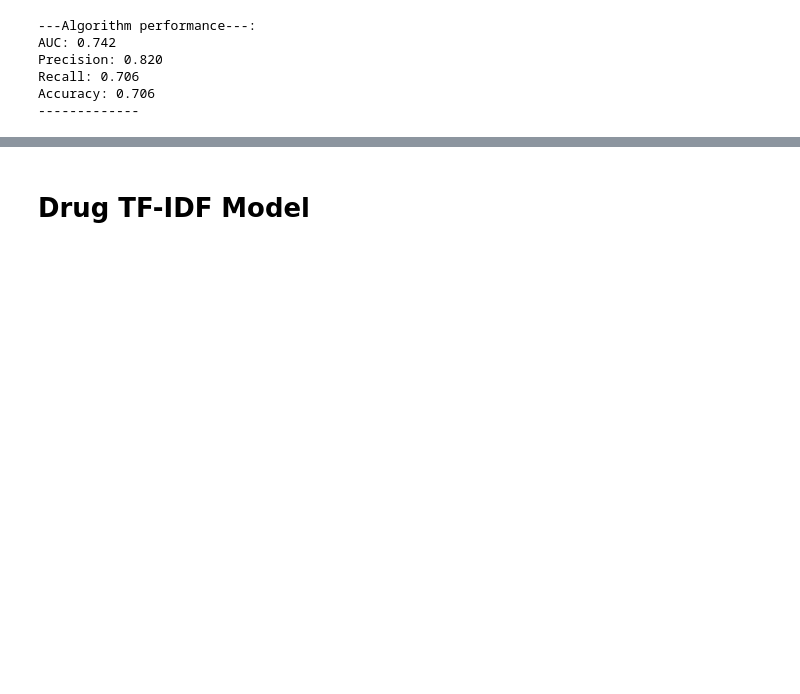
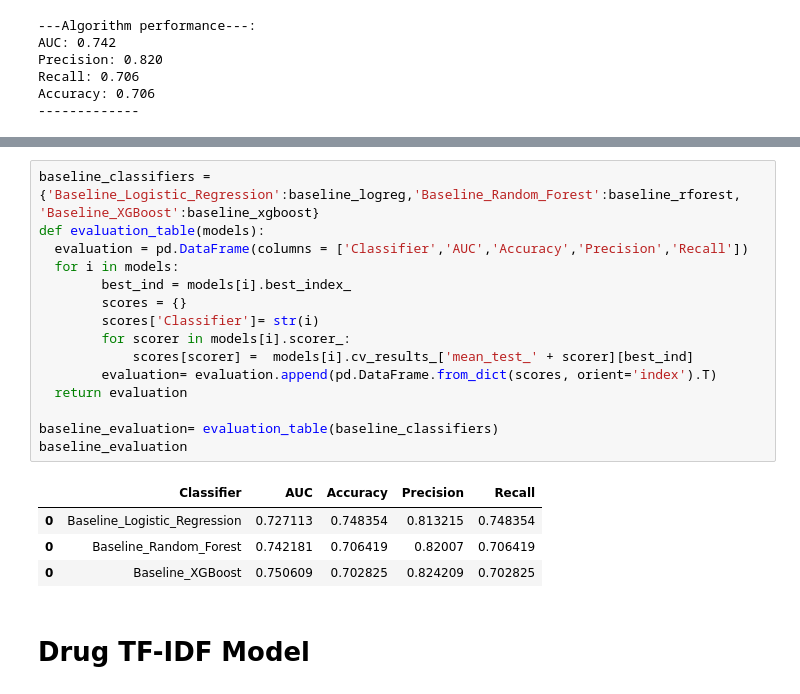
Before and after one commit to omerfalach/Death-Classification-FAERS, a Jupyter notebook: Modeling.ipynb, the cells around one changed output, grey strips where cells are left out. Cells and saved outputs as stored; diff of their text form; blank space fills up the shorter version.

```diff
--- a/Modeling.ipynb
+++ b/Modeling.ipynb
@@ -445,6 +439,26 @@ Precision: 0.824
 Recall: 0.703
 Accuracy: 0.703
 -------------
+# %%
+baseline_classifiers = {'Baseline_Logistic_Regression':baseline_logreg,'Baseline_Random_Forest':baseline_rforest, 'Baseline_XGBoost':baseline_xgboost}
+def evaluation_table(models):
+  evaluation = pd.DataFrame(columns = ['Classifier','AUC','Accuracy','Precision','Recall'])
+  for i in models:
+        best_ind = models[i].best_index_
+        scores = {}
+        scores['Classifier']= str(i)
+        for scorer in models[i].scorer_:
+            scores[scorer] =  models[i].cv_results_['mean_test_' + scorer][best_ind]
+        evaluation= evaluation.append(pd.DataFrame.from_dict(scores, orient='index').T)
+  return evaluation
+
+baseline_evaluation= evaluation_table(baseline_classifiers)
+baseline_evaluation
+# %% [output]
+|  | Classifier | AUC | Accuracy | Precision | Recall |
+| 0 | Baseline_Logistic_Regression | 0.727113 | 0.748354 | 0.813215 | 0.748354 |
+| 0 | Baseline_Random_Forest | 0.742181 | 0.706419 | 0.82007 | 0.706419 |
+| 0 | Baseline_XGBoost | 0.750609 | 0.702825 | 0.824209 | 0.702825 |
 # %% [markdown]
 # **Drug TF-IDF Model**
 # %%
```
Also changed, not shown: parts of 14 cells of this notebook.
